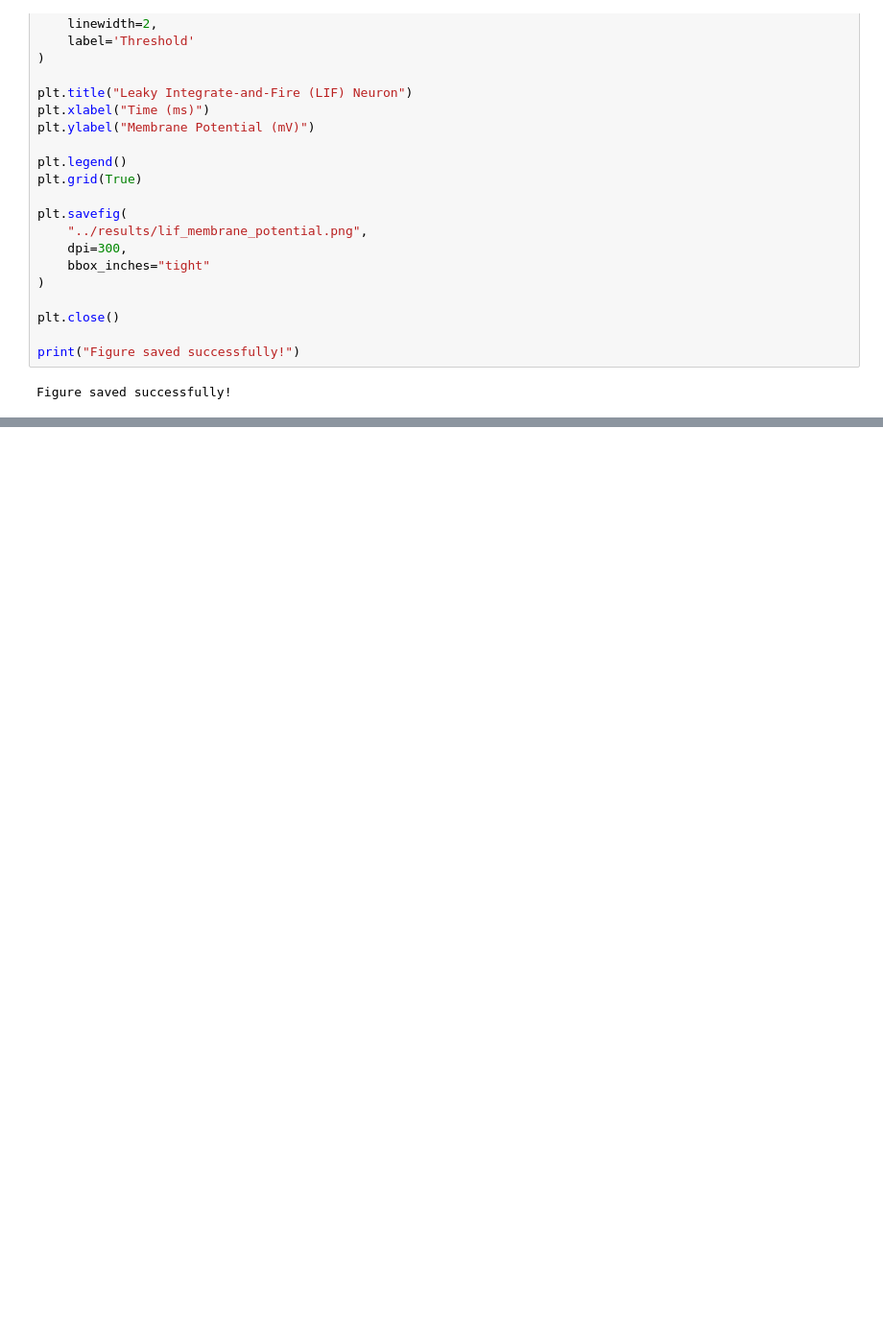
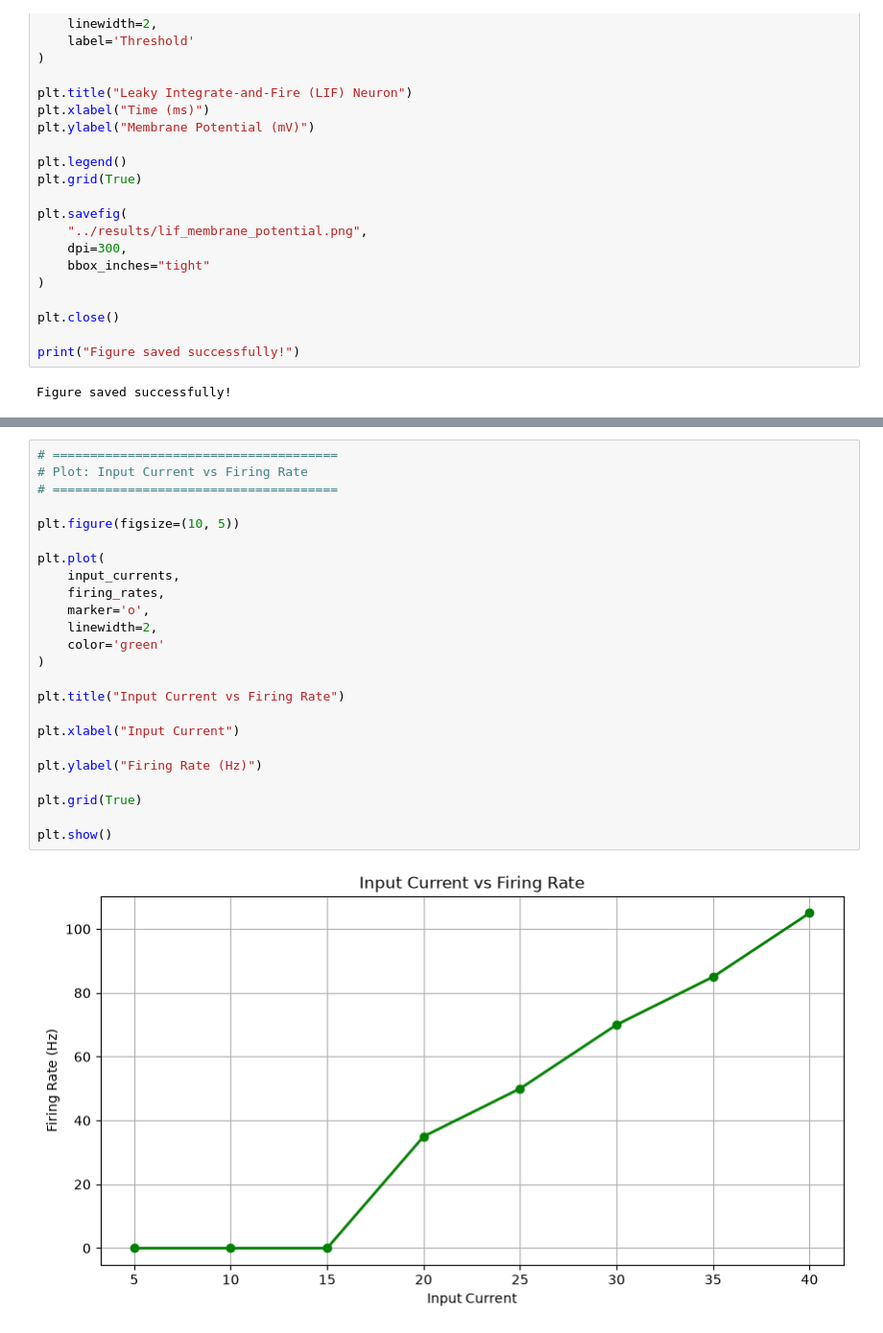
Before and after one commit to akshajsaigandi-ux/Neuromorphic-LIF-Simulation, a Jupyter notebook: notebooks/lif_simulation.ipynb, the cells around one changed output, grey strips where cells are left out. Shown at 96% size. Saved outputs shown, nothing was run; the diff lists cells and outputs as text; blank space fills up the shorter version.

```diff
--- a/notebooks/lif_simulation.ipynb
+++ b/notebooks/lif_simulation.ipynb
@@ -247,0 +312,26 @@ Figure saved successfully!
+# %%
+# ======================================
+# Plot: Input Current vs Firing Rate
+# ======================================
+
+plt.figure(figsize=(10, 5))
+
+plt.plot(
+    input_currents,
+    firing_rates,
+    marker='o',
+    linewidth=2,
+    color='green'
+)
+
+plt.title("Input Current vs Firing Rate")
+
+plt.xlabel("Input Current")
+
+plt.ylabel("Firing Rate (Hz)")
+
+plt.grid(True)
+
+plt.show()
+# %% [output]
+[figure, added]
```
Also changed, not shown: parts of 8 cells of this notebook, 3 other files.
